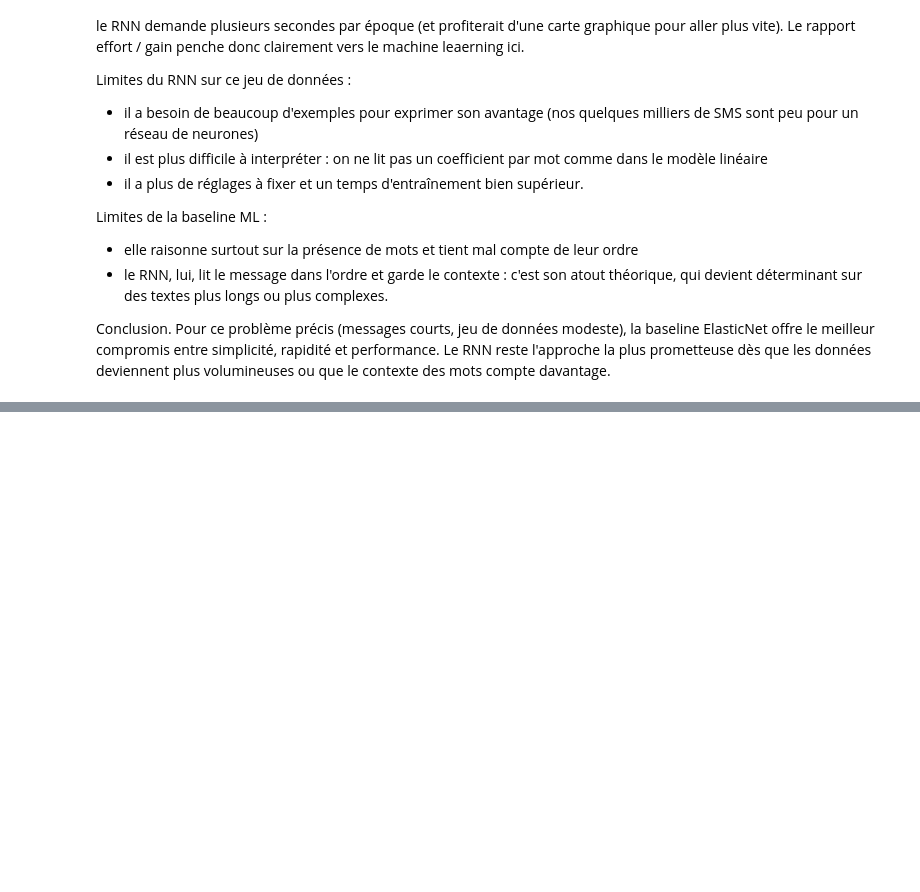
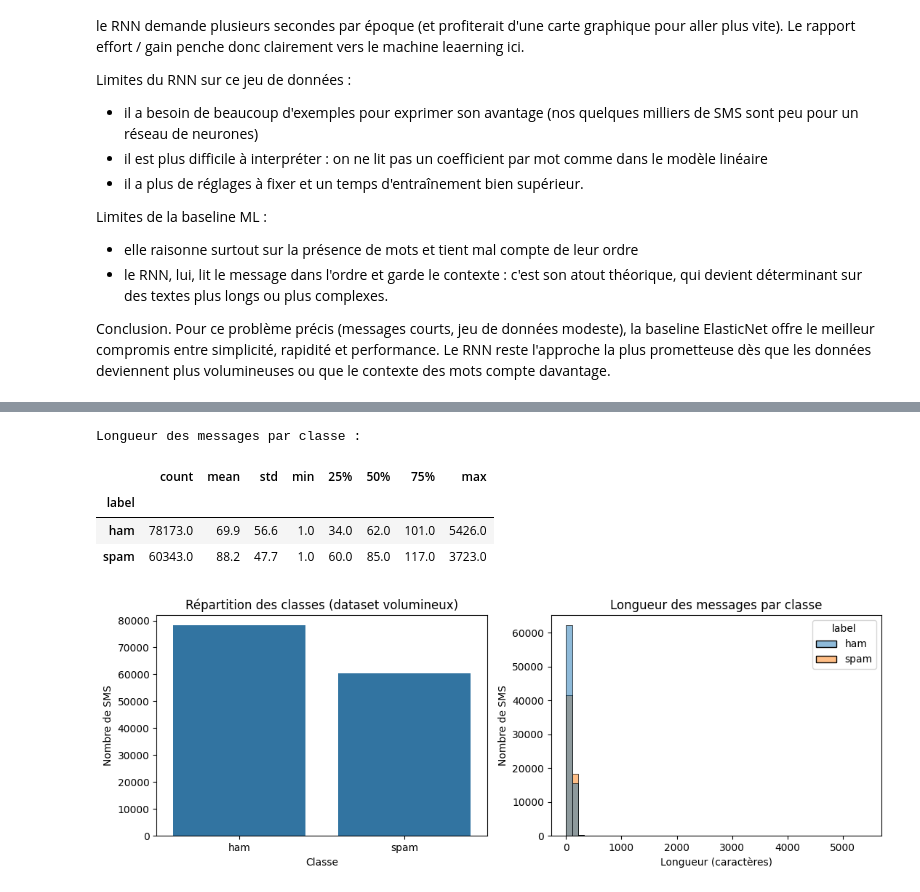
Before and after one commit to AmauryTISSOT/Cours_deep_learning_M2, a Jupyter notebook: notebooks/01-at-sms-spam.ipynb, the cells around one changed output, grey strips where cells are left out. Drawn from its saved outputs; the diff is of its cells as text; code cells hidden in the pictures; blank space fills up the shorter version.

```diff
--- a/notebooks/01-at-sms-spam.ipynb
+++ b/notebooks/01-at-sms-spam.ipynb
@@ -978,0 +1034,19 @@ Conclusion. Pour ce problème précis (messages courts, jeu de données modeste)
+# %%
+# Normalisation des étiquettes (le fichier mélange les casses : "spam" / "Spam")
+df_big["label"] = df_big["label"].astype(str).str.strip().str.lower()
+df_big = df_big[df_big["label"].isin(["ham", "spam"])]
+
+# Réutilisation de la fonction clean_text définie dans la partie UCI
+df_big["message_clean"] = df_big["message"].apply(clean_text)
+
+# Suppression des messages vides après nettoyage, puis des doublons
+avant = len(df_big)
+df_big = df_big[df_big["message_clean"].str.len() > 0]
+df_big = df_big.drop_duplicates(subset=["label", "message_clean"]).reset_index(drop=True)
+
+print(f"Lignes retirées (vides + doublons) : {avant - len(df_big)}")
+print("Dimensions après nettoyage :", df_big.shape)
+print("\nEffectifs :")
+print(df_big["label"].value_counts())
+print("\nProportions en % :")
+print((df_big["label"].value_counts(normalize=True) * 100).round(1))
@@ -978,0 +1068,26 @@ Conclusion. Pour ce problème précis (messages courts, jeu de données modeste)
+# %%
+# Exploration rapide : équilibre des classes et longueur des messages
+df_big["length"] = df_big["message_clean"].str.len()
+print("Longueur des messages par classe :")
+display(df_big.groupby("label")["length"].describe().round(1))
+
+fig, axes = plt.subplots(1, 2, figsize=(11, 4))
+sns.countplot(data=df_big, x="label", ax=axes[0])
+axes[0].set_title("Répartition des classes (dataset volumineux)")
+axes[0].set_xlabel("Classe")
+axes[0].set_ylabel("Nombre de SMS")
+
+sns.histplot(data=df_big, x="length", hue="label", bins=50, ax=axes[1])
+axes[1].set_title("Longueur des messages par classe")
+axes[1].set_xlabel("Longueur (caractères)")
+axes[1].set_ylabel("Nombre de SMS")
+
+plt.tight_layout()
+plt.show()
+# %% [output]
+Longueur des messages par classe :
+|  | count | mean | std | min | 25% | 50% | 75% | max |
+| label |  |  |  |  |  |  |  |  |
+| ham | 78173.0 | 69.9 | 56.6 | 1.0 | 34.0 | 62.0 | 101.0 | 5426.0 |
+| spam | 60343.0 | 88.2 | 47.7 | 1.0 | 60.0 | 85.0 | 117.0 | 3723.0 |
+[figure, added]
```
Also changed, not shown: parts of 21 cells of this notebook.
